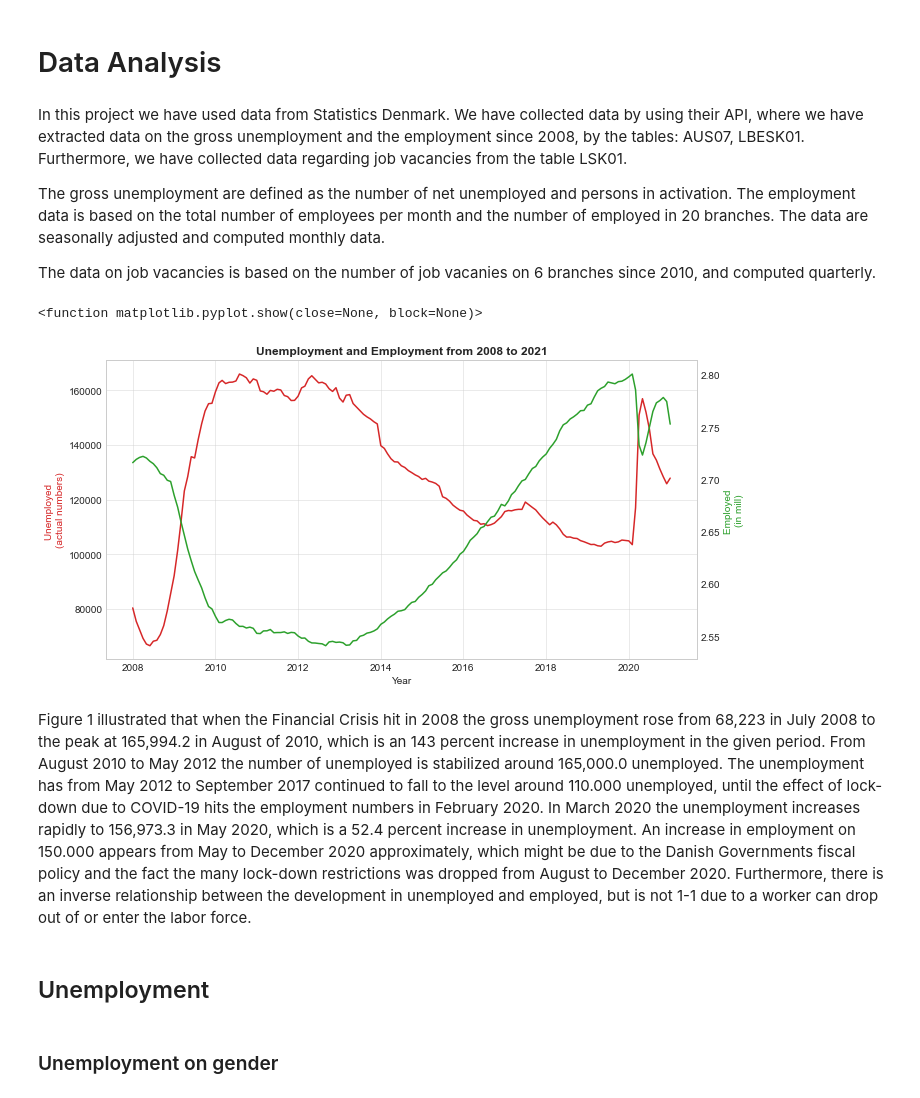
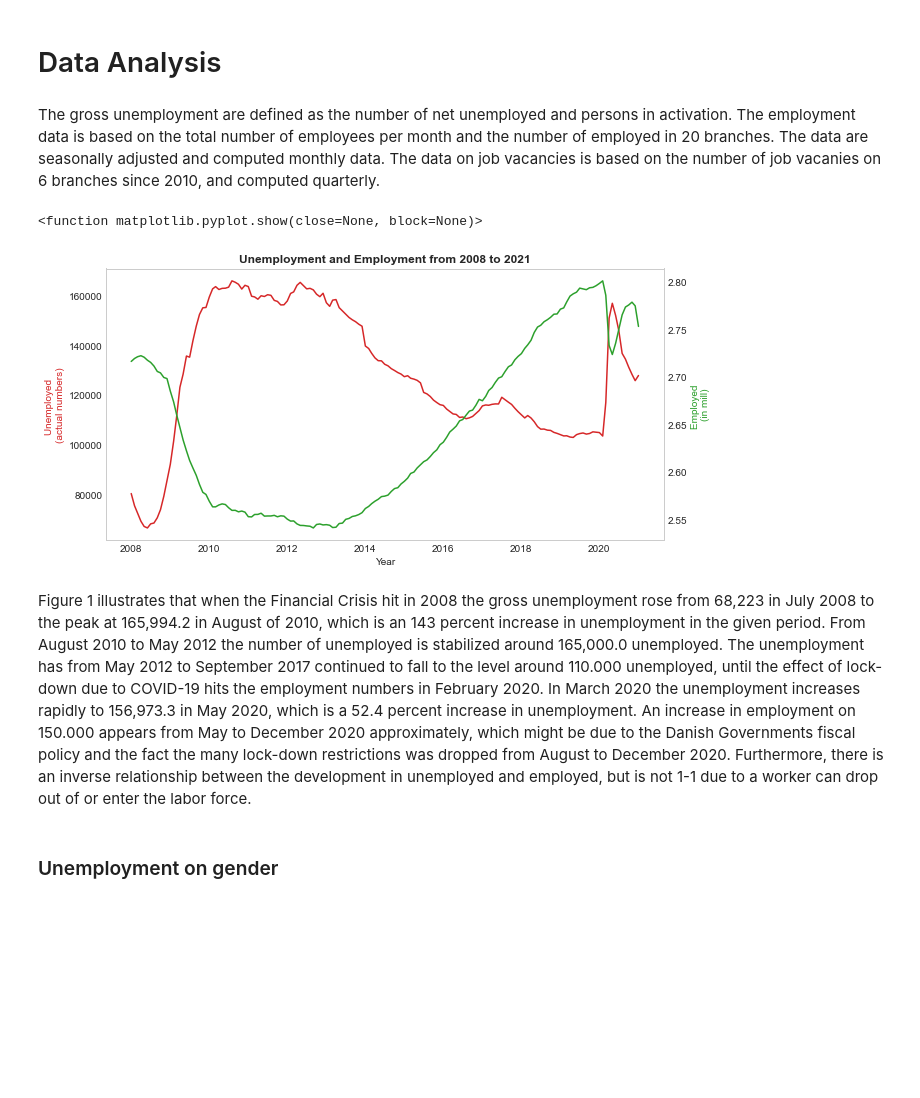
Before and after one commit to ceciliechrstnsn/projects-2021-luna-hjerteknuser, a Jupyter notebook: dataproject/dataproject.ipynb, the cells around one changed output. Cells and saved outputs as stored; diff of their text form; code cells hidden in the pictures; blank space fills up the shorter version.

```diff
--- a/dataproject/dataproject.ipynb
+++ b/dataproject/dataproject.ipynb
@@ -122,0 +112,9 @@ AUP02 contains such data on a monthly basis, however this data is actual data, i
+# %%
+#Share of labor force
+variables = {'YD': ['TOT','MEN', 'KVR', 'U25', 'O25', 'O30', 'O40', 'O50', 'O60'], 'SAESONFAK': ['10'],'Tid': ['*']}
+aus07 = Dst.get_data(table_id = 'AUS07', variables = variables)
+aus07 = aus07.drop(['SAESONFAK'], axis=1)
+
+aus07['TID'] = aus07['TID'].str.replace(r'\D', '')
+aus07['TID'] =  pd.to_datetime(aus07['TID'],
+                              format='%Y%m')
@@ -321,49 +324,39 @@ dstmerge.head()
 # %% [markdown]
 # Data Analysis
 # %% [markdown]
-In this project we have used data from Statistics Denmark. We have collected data by using their API, where we have extracted data on the gross unemployment and the employment since 2008, by the tables: AUS07, LBESK01. Furthermore, we have collected data regarding job vacancies from the table LSK01.
-
-The gross unemployment are defined as the number of net unemployed and persons in activation. The employment data is based on the total number of employees per month and the number of employed in 20 branches. The data are seasonally adjusted and computed monthly data.
-
-The data on job vacancies is based on the number of job vacanies on 6 branches since 2010, and computed quarterly.
+The gross unemployment are defined as the number of net unemployed and persons in activation. The employment data is based on the total number of employees per month and the number of employed in 20 branches. The data are seasonally adjusted and computed monthly data. The data on job vacancies is based on the number of job vacanies on 6 branches since 2010, and computed quarterly.
 # %%
 #Unemployment and employment from 2008 to 2021
 #Data, unemployment and employment (using the subset of employment total from all industries):
 x = dstmerge.TIME.unique()
 z = lbesk03.TID.unique()
 data1 = dstmerge[(dstmerge['YD']=='Gross unemployment') & (dstmerge['industry']=='TOT Industry, total')]['Unemployed']
 data2 = lbesk03[lbesk03['industry']=='TOT Industry, total']['INDHOLD']/1000000
-
 
 #Create figure
 fig, ax1 = plt.subplots(figsize = (10,5))
 plt.title(f'Unemployment and Employment from 2008 to 2021', fontweight = 'bold')
 color = 'tab:red'
 ax1.set_xlabel('Year')
 ax1.set_ylabel('Unemployed \n(actual numbers)', color=color)
 ax1.plot(x, data1, label=f'Unemployed', color = color)
 
-#Second axis:
+#Second axis inserted:
 ax2 = ax1.twinx()
 color = 'tab:green'
 ax2.set_ylabel('Employed \n(in mill)', color = color)
 ax2.plot(z,data2, label = f'Employed', color = color)
 ax2.ticklabel_format(useOffset=False, style='plain', axis='y')
 
 ax1.grid(alpha = 0.5)
 ax2.grid(None)
 
-#To avoid the right y-label is clipped:
-fig.tight_layout()
-
 plt.show
 # %% [output]
 <function matplotlib.pyplot.show(close=None, block=None)>
-[figure, old version]
+[figure, new version]
 # %% [markdown]
-Figure 1 illustrated that when the Financial Crisis hit in 2008 the gross unemployment rose from 68,223 in July 2008 to the peak at 165,994.2 in August of 2010, which is an 143 percent increase in unemployment in the given period. From August 2010 to May 2012 the number of unemployed is stabilized around 165,000.0 unemployed. The unemployment has from May 2012 to September 2017 continued to fall to the level around 110.000 unemployed, until the effect of lock-down due to COVID-19 hits the employment numbers in February 2020. In March 2020 the unemployment increases rapidly to 156,973.3 in May 2020, which is a 52.4 percent increase in unemployment. An increase in employment on 150.000 appears from May to December 2020 approximately, which might be due to the Danish Governments fiscal policy and the fact the many lock-down restrictions was dropped from August to December 2020. Furthermore, there is an inverse relationship between the development in unemployed and employed, but is not 1-1 due to a worker can drop out of or enter the labor force.
+Figure 1 illustrates that when the Financial Crisis hit in 2008 the gross unemployment rose from 68,223 in July 2008 to the peak at 165,994.2 in August of 2010, which is an 143 percent increase in unemployment in the given period. From August 2010 to May 2012 the number of unemployed is stabilized around 165,000.0 unemployed. The unemployment has from May 2012 to September 2017 continued to fall to the level around 110.000 unemployed, until the effect of lock-down due to COVID-19 hits the employment numbers in February 2020. In March 2020 the unemployment increases rapidly to 156,973.3 in May 2020, which is a 52.4 percent increase in unemployment. An increase in employment on 150.000 appears from May to December 2020 approximately, which might be due to the Danish Governments fiscal policy and the fact the many lock-down restrictions was dropped from August to December 2020. Furthermore, there is an inverse relationship between the development in unemployed and employed, but is not 1-1 due to a worker can drop out of or enter the labor force.
-# %% [markdown]
-## Unemployment
 # %% [markdown]
 ### Unemployment on gender
 # %%
```
Also changed, not shown: parts of 20 cells of this notebook.
